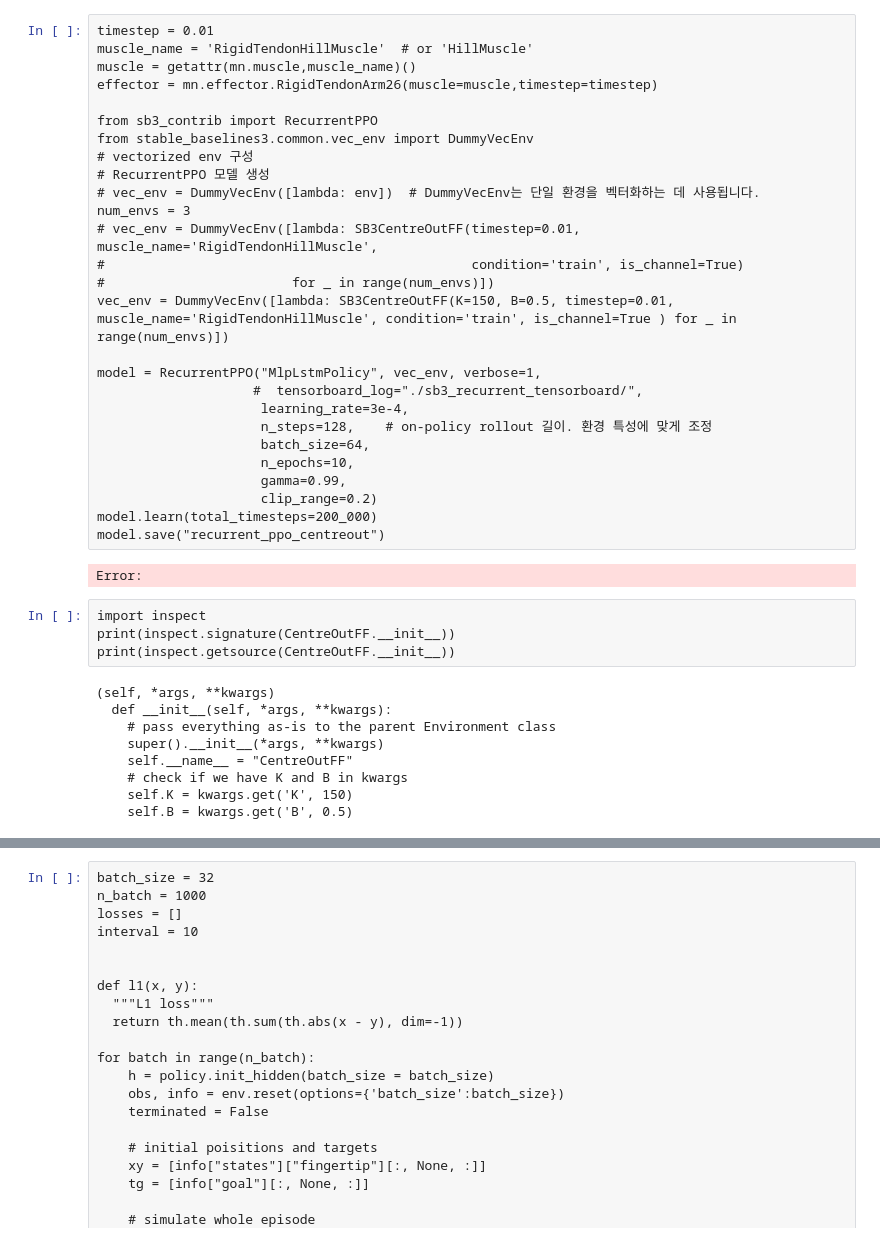
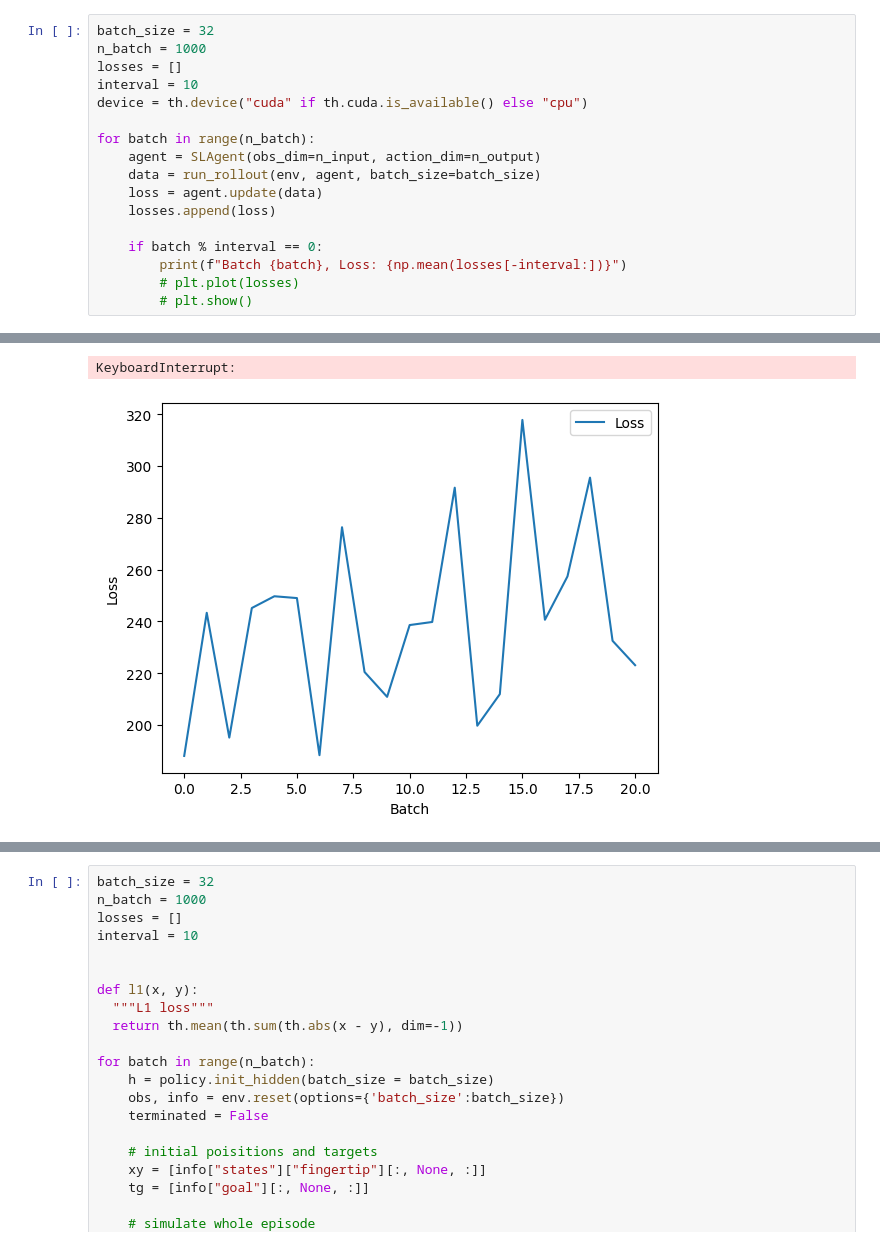
Before and after one commit to clmnlab/MotorNet, a Jupyter notebook: test.ipynb, the cells around one changed output, grey strips where cells are left out. Saved outputs shown, nothing was run; the diff lists cells and outputs as text.

Commit message:
agent.py, test.ipynb update

```diff
--- a/test.ipynb
+++ b/test.ipynb
@@ -31,42 +27,18 @@ Error:
-# %%
-timestep = 0.01
-muscle_name = 'RigidTendonHillMuscle'  # or 'HillMuscle'
-muscle = getattr(mn.muscle,muscle_name)()
-effector = mn.effector.RigidTendonArm26(muscle=muscle,timestep=timestep)
-
-from sb3_contrib import RecurrentPPO
-from stable_baselines3.common.vec_env import DummyVecEnv
-# vectorized env 구성
-# RecurrentPPO 모델 생성
-# vec_env = DummyVecEnv([lambda: env])  # DummyVecEnv는 단일 환경을 벡터화하는 데 사용됩니다.
-num_envs = 3
-# vec_env = DummyVecEnv([lambda: SB3CentreOutFF(timestep=0.01, muscle_name='RigidTendonHillMuscle',
-#                                               condition='train', is_channel=True)
-#                        for _ in range(num_envs)])
-vec_env = DummyVecEnv([lambda: SB3CentreOutFF(K=150, B=0.5, timestep=0.01, muscle_name='RigidTendonHillMuscle', condition='train', is_channel=True ) for _ in range(num_envs)])
-
-model = RecurrentPPO("MlpLstmPolicy", vec_env, verbose=1,
-                    #  tensorboard_log="./sb3_recurrent_tensorboard/",
-                     learning_rate=3e-4,
-                     n_steps=128,    # on-policy rollout 길이. 환경 특성에 맞게 조정
-                     batch_size=64,
-                     n_epochs=10,
-                     gamma=0.99,
-                     clip_range=0.2)
-model.learn(total_timesteps=200_000)
-model.save("recurrent_ppo_centreout")
-# %% [output]
-Error:
-# %%
-import inspect
-print(inspect.signature(CentreOutFF.__init__))
-print(inspect.getsource(CentreOutFF.__init__))
-# %% [output]
-(self, *args, **kwargs)
-  def __init__(self, *args, **kwargs):
-    # pass everything as-is to the parent Environment class
-    super().__init__(*args, **kwargs)
-    self.__name__ = "CentreOutFF"
-    # check if we have K and B in kwargs
-    self.K = kwargs.get('K', 150)
-    self.B = kwargs.get('B', 0.5)
+# %%
+batch_size = 32
+n_batch = 1000
+losses = []
+interval = 10
+device = th.device("cuda" if th.cuda.is_available() else "cpu")
+
+for batch in range(n_batch):
+    agent = SLAgent(obs_dim=n_input, action_dim=n_output)
+    data = run_rollout(env, agent, batch_size=batch_size)
+    loss = agent.update(data)
+    losses.append(loss)
+
+    if batch % interval == 0:
+        print(f"Batch {batch}, Loss: {np.mean(losses[-interval:])}")
+        # plt.plot(losses)
+        # plt.show()
+# %% [output]
@@ -73,3 +48,5 @@ print(inspect.getsource(CentreOutFF.__init__))
+KeyboardInterrupt:
+[figure, added]
 # %%
 batch_size = 32
 n_batch = 1000
```
Also changed, not shown: parts of 8 cells of this notebook, 2 other files.
